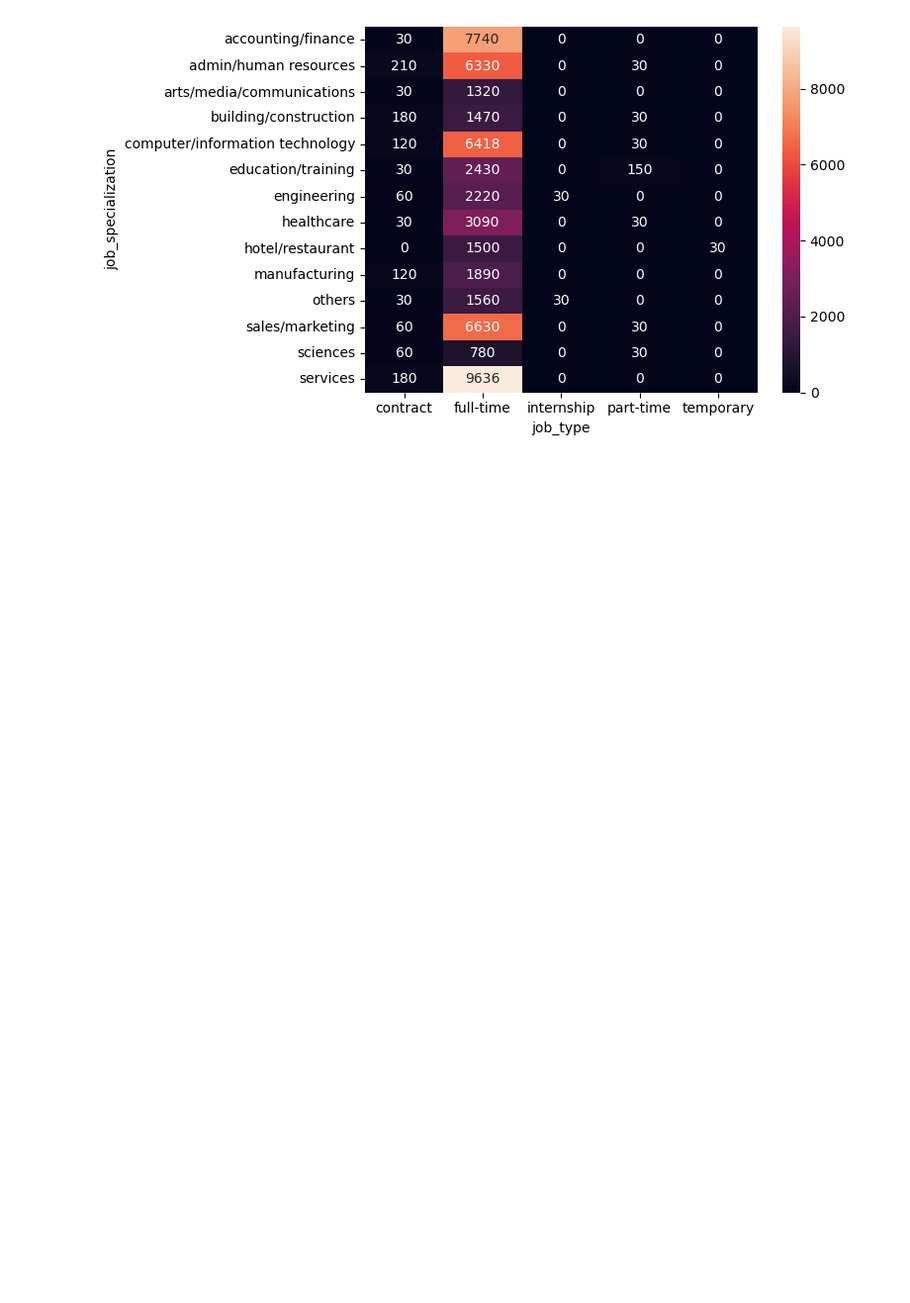
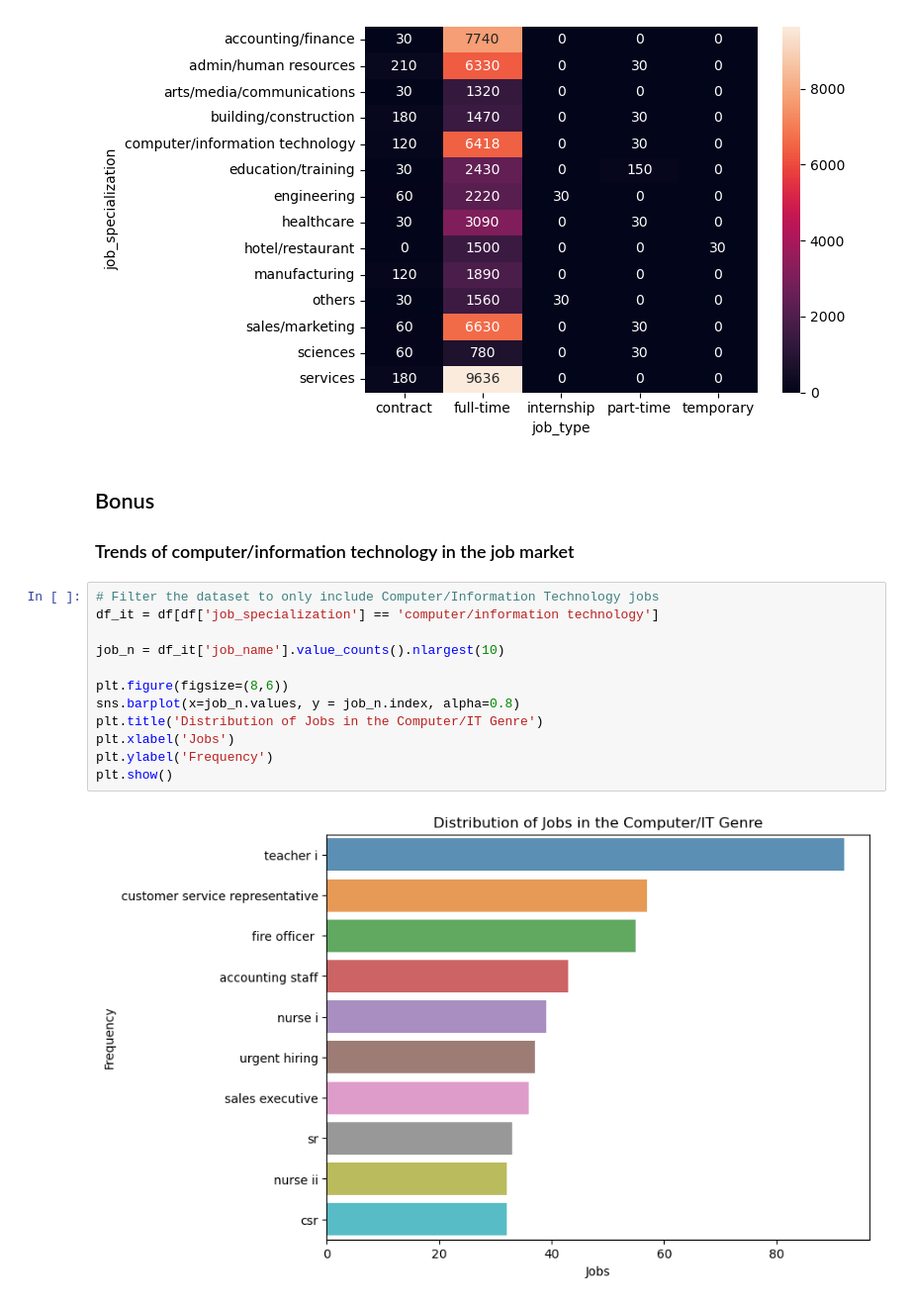
Before and after one commit to smpayawal/Exploring-Job-Market-Trends-and-Companies-in-Various-Locations, a Jupyter notebook: Job Market Analysis.ipynb, the cells around one changed output. Shown: that part at 99% size. Saved outputs shown, nothing was run; the diff lists cells and outputs as text; blank space fills up the shorter version.

```diff
--- a/Job Markey Analysis.ipynb
+++ b/Job Market Analysis.ipynb
@@ -190,3 +227,20 @@ sns.heatmap(contingency_table, annot=True, fmt='d')
 # %% [output]
 <AxesSubplot:xlabel='job_type', ylabel='job_specialization'>
 [figure]
+# %% [markdown]
+## Bonus
+### Trends of computer/information technology in the job market
+# %%
+# Filter the dataset to only include Computer/Information Technology jobs
+df_it = df[df['job_specialization'] == 'computer/information technology']
+
+job_n = df_it['job_name'].value_counts().nlargest(10)
+
+plt.figure(figsize=(8,6))
+sns.barplot(x=job_n.values, y = job_n.index, alpha=0.8)
+plt.title('Distribution of Jobs in the Computer/IT Genre')
+plt.xlabel('Jobs')
+plt.ylabel('Frequency')
+plt.show()
+# %% [output]
+[figure, added]
```
Also changed, not shown: parts of 18 cells of this notebook, 1 other file.
